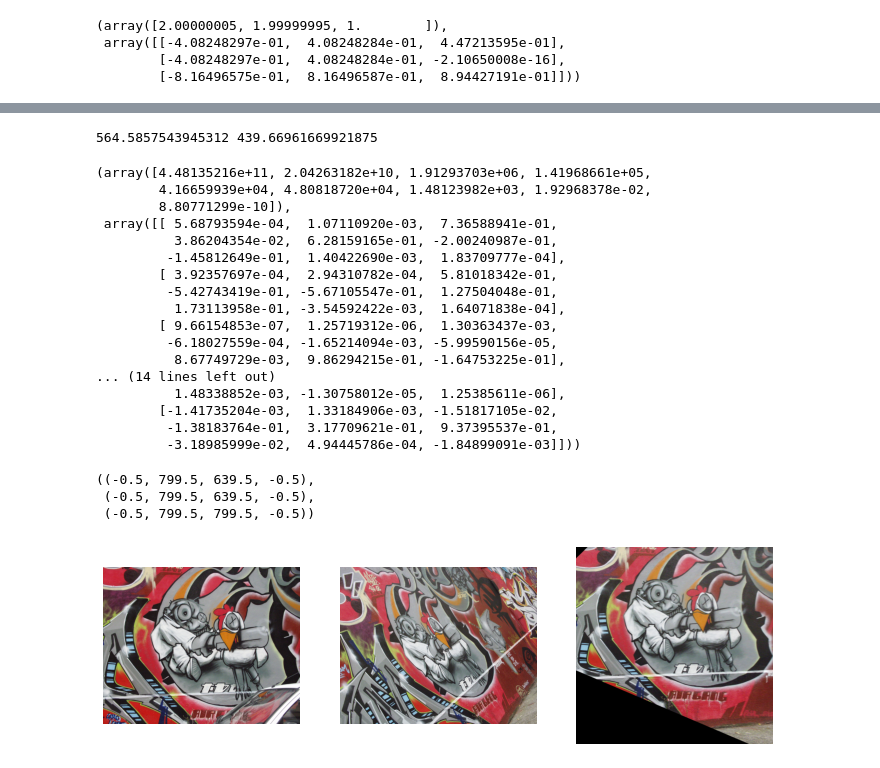
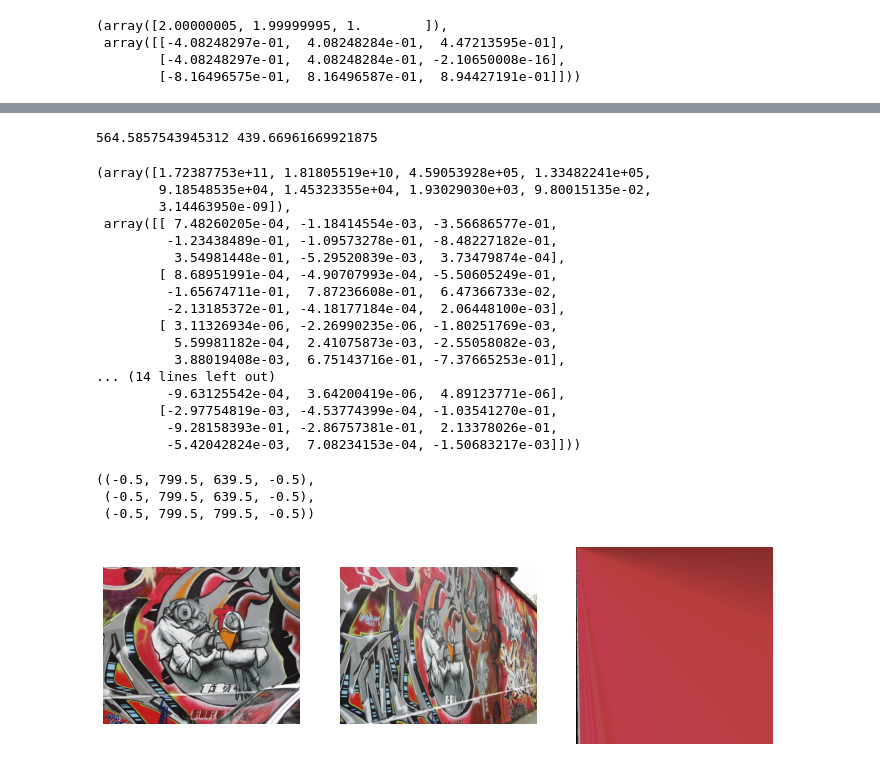
Before and after one commit to Kithdara/Assignments, a Jupyter notebook: Assignment_2.ipynb, the cells around one changed output, grey strips where cells are left out. Saved outputs shown, nothing was run; the diff lists cells and outputs as text; code cells hidden in the pictures.

```diff
--- a/Assignment_2.ipynb
+++ b/Assignment_2.ipynb
@@ -231,15 +227,24 @@ plt.show()
 # %%
 print(keypoints_1[matches[1].queryIdx].pt[0], keypoints_1[matches[1].queryIdx].pt[1])
 
-xs1,ys1=keypoints_1[matches[0].queryIdx].pt
-xs2,ys2=keypoints_1[matches[1].queryIdx].pt
-xs3,ys3=keypoints_1[matches[2].queryIdx].pt
-xs4,ys4=keypoints_1[matches[3].queryIdx].pt
+# xs1,ys1=keypoints_1[matches[0].queryIdx].pt
+# xs2,ys2=keypoints_1[matches[1].queryIdx].pt
+# xs3,ys3=keypoints_1[matches[2].queryIdx].pt
+# xs4,ys4=keypoints_1[matches[3].queryIdx].pt
 
-xd1,yd1=keypoints_2[matches[0].trainIdx].pt
-xd2,yd2=keypoints_2[matches[1].trainIdx].pt
-xd3,yd3=keypoints_2[matches[2].trainIdx].pt
-xd4,yd4=keypoints_2[matches[3].trainIdx].pt
+# xd1,yd1=keypoints_2[matches[0].trainIdx].pt
+# xd2,yd2=keypoints_2[matches[1].trainIdx].pt
+# xd3,yd3=keypoints_2[matches[2].trainIdx].pt
+# xd4,yd4=keypoints_2[matches[3].trainIdx].pt
+xs1,ys1=keypoints_1[matches[0].trainIdx].pt
+xs2,ys2=keypoints_1[matches[1].trainIdx].pt
+xs3,ys3=keypoints_1[matches[2].trainIdx].pt
+xs4,ys4=keypoints_1[matches[3].trainIdx].pt
+
+xd1,yd1=keypoints_2[matches[0].queryIdx].pt
+xd2,yd2=keypoints_2[matches[1].queryIdx].pt
+xd3,yd3=keypoints_2[matches[2].queryIdx].pt
+xd4,yd4=keypoints_2[matches[3].queryIdx].pt
 
 A=np.array([[xs1,ys1,1,0,0,0,-xd1*xs1,-xd1*ys1,-xd1],[
     0,0,0,xs1,ys1,1,-yd1*xs1,-yd1*ys1,-yd1],
@@ -252,53 +257,52 @@ A=np.array([[xs1,ys1,1,0,0,0,-xd1*xs1,-xd1*ys1,-xd1],[
     )
 
 np.linalg.eig((A.T)@A)
-[ 1.47539897e-03,  9.39521708e-04, -2.83470666e-01,
-         -7.22061528e-01,  1.82530203e-01, -1.92381912e-01,
-         -5.72633058e-01,  5.47717149e-03,  1.33390069e-03]
 # %% [output]
 564.5857543945312 439.66961669921875
-(array([4.48135216e+11, 2.04263182e+10, 1.91293703e+06, 1.41968661e+05,
-        4.16659939e+04, 4.80818720e+04, 1.48123982e+03, 1.92968378e-02,
-        8.80771299e-10]),
- array([[ 5.68793594e-04,  1.07110920e-03,  7.36588941e-01,
-          3.86204354e-02,  6.28159165e-01, -2.00240987e-01,
-         -1.45812649e-01,  1.40422690e-03,  1.83709777e-04],
-        [ 3.92357697e-04,  2.94310782e-04,  5.81018342e-01,
-         -5.42743419e-01, -5.67105547e-01,  1.27504048e-01,
-          1.73113958e-01, -3.54592422e-03,  1.64071838e-04],
-        [ 9.66154853e-07,  1.25719312e-06,  1.30363437e-03,
-         -6.18027559e-04, -1.65214094e-03, -5.99590156e-05,
-          8.67749729e-03,  9.86294215e-01, -1.64753225e-01],
+(array([1.72387753e+11, 1.81805519e+10, 4.59053928e+05, 1.33482241e+05,
+        9.18548535e+04, 1.45323355e+04, 1.93029030e+03, 9.80015135e-02,
+        3.14463950e-09]),
+ array([[ 7.48260205e-04, -1.18414554e-03, -3.56686577e-01,
+         -1.23438489e-01, -1.09573278e-01, -8.48227182e-01,
+          3.54981448e-01, -5.29520839e-03,  3.73479874e-04],
+        [ 8.68951991e-04, -4.90707993e-04, -5.50605249e-01,
+         -1.65674711e-01,  7.87236608e-01,  6.47366733e-02,
+         -2.13185372e-01, -4.18177184e-04,  2.06448100e-03],
+        [ 3.11326934e-06, -2.26990235e-06, -1.80251769e-03,
+          5.59981182e-04,  2.41075873e-03, -2.55058082e-03,
+          3.88019408e-03,  6.75143716e-01, -7.37665253e-01],
 ... (14 lines left out)
-          1.48338852e-03, -1.30758012e-05,  1.25385611e-06],
-        [-1.41735204e-03,  1.33184906e-03, -1.51817105e-02,
-         -1.38183764e-01,  3.17709621e-01,  9.37395537e-01,
-         -3.18985999e-02,  4.94445786e-04, -1.84899091e-03]]))
+         -9.63125542e-04,  3.64200419e-06,  4.89123771e-06],
+        [-2.97754819e-03, -4.53774399e-04, -1.03541270e-01,
+         -9.28158393e-01, -2.86757381e-01,  2.13378026e-01,
+         -5.42042824e-03,  7.08234153e-04, -1.50683217e-03]]))
 # %%
 import cv2 as cv
 import numpy as np
 import matplotlib.pyplot as plt
 
 im1 = cv.imread(r"./graf/img1.ppm",cv.IMREAD_ANYCOLOR)
-im4 = cv.imread(r"./graf/img4.ppm",cv.IMREAD_ANYCOLOR)
+im4 = cv.imread(r"./graf/img5.ppm",cv.IMREAD_ANYCOLOR)
 im1=cv.cvtColor(im1,cv.COLOR_BGR2RGB)
 im4=cv.cvtColor(im4,cv.COLOR_BGR2RGB)
 
-H=np.array([[6.6378505e-01,   6.8003334e-01,  -3.1230335e+01],[-1.4495500e-01 ,  9.7128304e-01  , 1.4877420e+02],[4.2518504e-04 , -1.3930359e-05  , 1.0000000e+00]])
+H=np.array([[ 5.27237626e-04, -6.57433957e-04,  4.90938468e-01],
+         [-1.97371755e-01,  4.85655483e-01,  5.00104167e-02],
+          [6.94003592e-01, -4.43904395e-03, -3.47485580e-04]])
 
-
+H=H*1.33482241e+05
 imlto4 = cv.warpPerspective(im4,np.linalg.inv(H),(800,800))
 
 fig,ax =plt.subplots(1,3,figsize=(12,12))
 ax[0].imshow(im1)
 ax[1].imshow(im4)
 ax[2].imshow(imlto4)
 ax[0].axis('off'),ax[1].axis('off'),ax[2].axis('off')
 # %% [output]
 ((-0.5, 799.5, 639.5, -0.5),
  (-0.5, 799.5, 639.5, -0.5),
  (-0.5, 799.5, 799.5, -0.5))
-[figure, old version]
+[figure, new version]
 # %%
 import cv2 as cv
 import numpy as np
```
Also changed, not shown: parts of 8 cells of this notebook, 1 other file.
